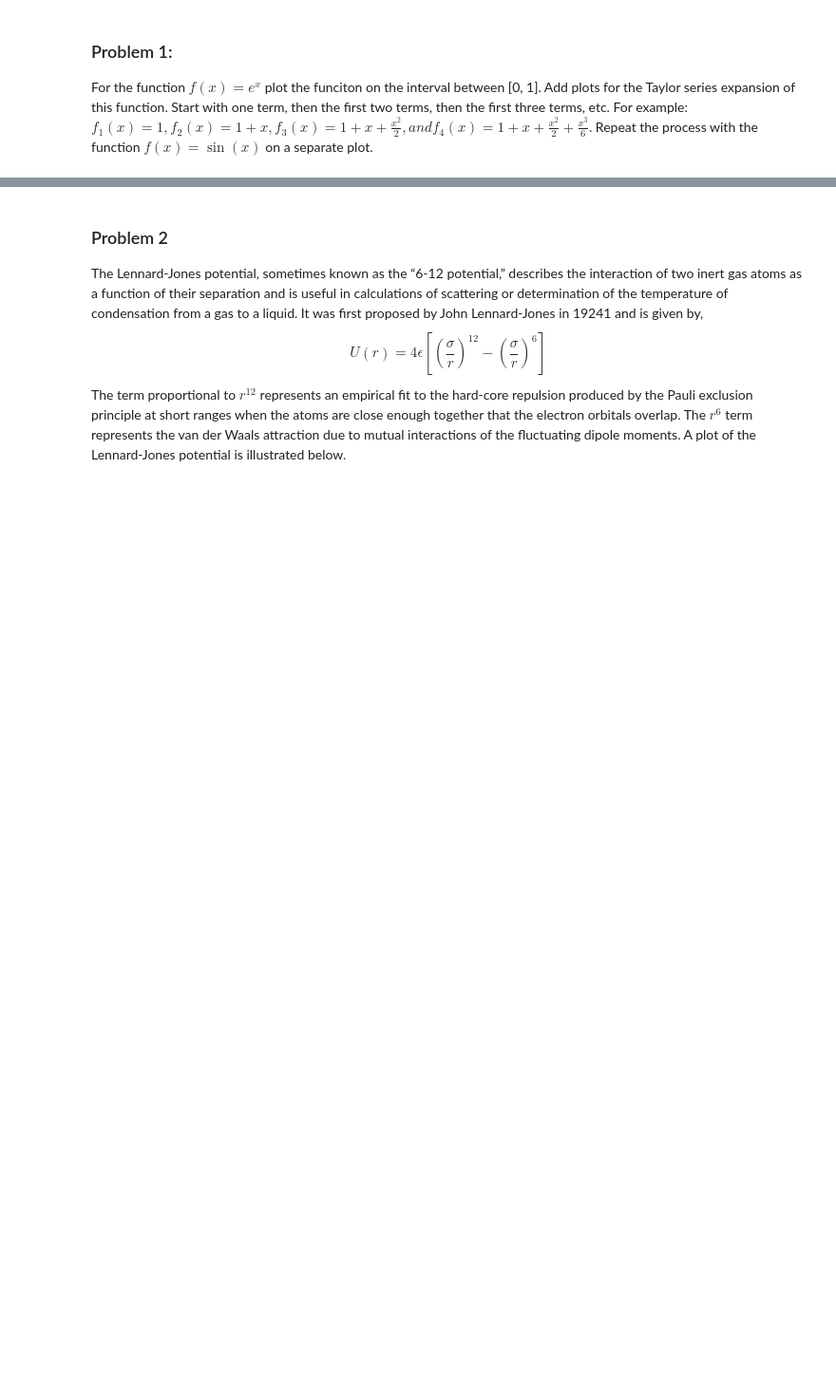
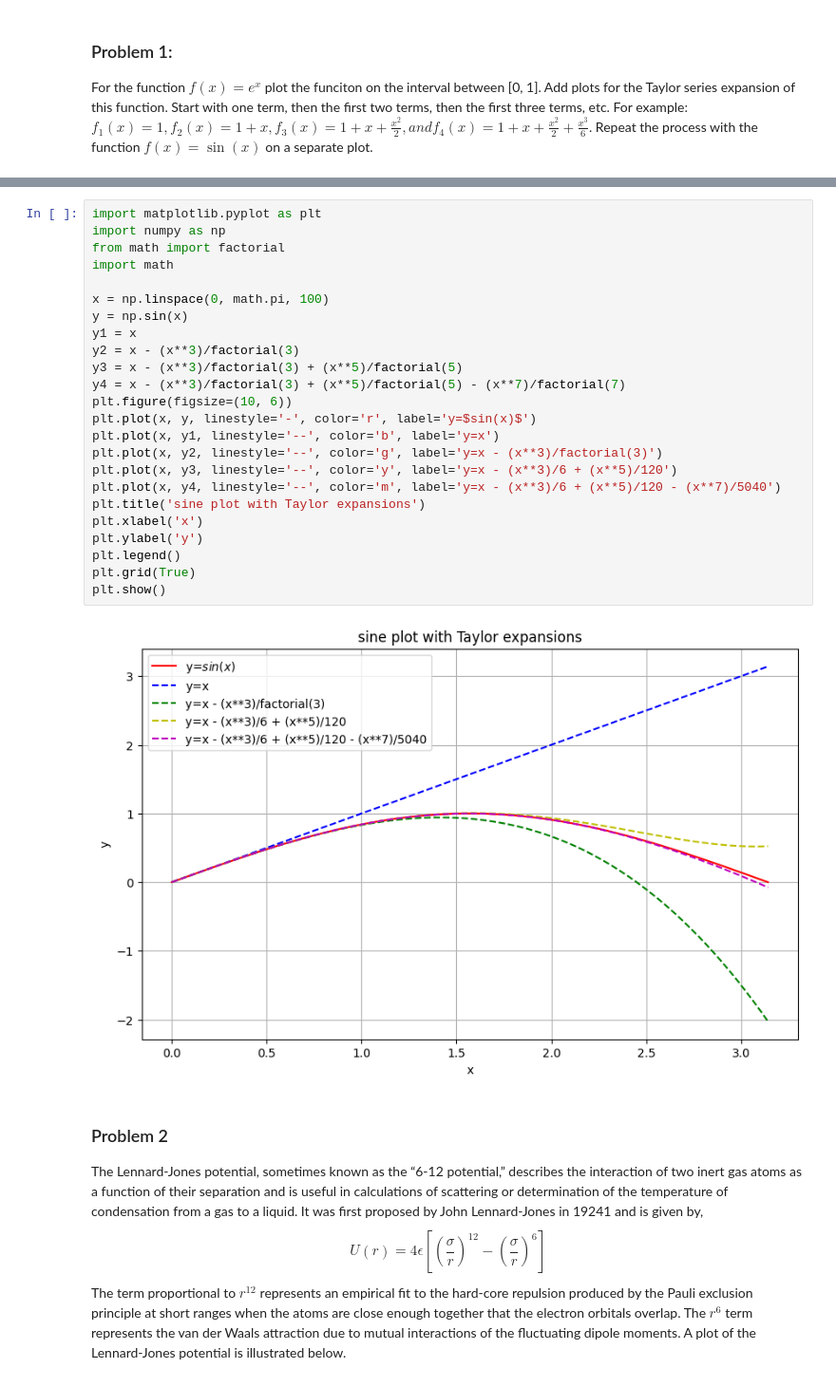
Before and after one commit to Caleb-M-Y/Spring-Acoustics---ElectroMag2, a Jupyter notebook: Acoustics/Acoustics_HW_1.ipynb, the cells around one changed output, grey strips where cells are left out. Shown at 95% size. Drawn from its saved outputs; the diff is of its cells as text; blank space fills up the shorter version.

```diff
--- a/Acoustics/Acoustics_HW_1.ipynb
+++ b/Acoustics/Acoustics_HW_1.ipynb
@@ -9,3 +40,29 @@ For the function $f(x) = e^{x}$ plot the funciton on the interval between [0, 1]
+# %%
+import matplotlib.pyplot as plt
+import numpy as np
+from math import factorial
+import math
+
+x = np.linspace(0, math.pi, 100)
+y = np.sin(x)
+y1 = x
+y2 = x - (x**3)/factorial(3)
+y3 = x - (x**3)/factorial(3) + (x**5)/factorial(5)
+y4 = x - (x**3)/factorial(3) + (x**5)/factorial(5) - (x**7)/factorial(7)
+plt.figure(figsize=(10, 6))
+plt.plot(x, y, linestyle='-', color='r', label='y=$sin(x)$')
+plt.plot(x, y1, linestyle='--', color='b', label='y=x')
+plt.plot(x, y2, linestyle='--', color='g', label='y=x - (x**3)/factorial(3)')
+plt.plot(x, y3, linestyle='--', color='y', label='y=x - (x**3)/6 + (x**5)/120')
+plt.plot(x, y4, linestyle='--', color='m', label='y=x - (x**3)/6 + (x**5)/120 - (x**7)/5040')
+plt.title('sine plot with Taylor expansions')
+plt.xlabel('x')
+plt.ylabel('y')
+plt.legend()
+plt.grid(True)
+plt.show()
+# %% [output]
+[figure, added]
 # %% [markdown]
 ### Problem 2
 The Lennard-Jones potential, sometimes known as the “6-12 potential,” describes the interaction of two inert gas atoms as a function of their separation and is useful in calculations of scattering or determination of the temperature of condensation from a gas to a liquid. It was first proposed by John Lennard-Jones in 19241 and is given by,$$U(r) = 4\epsilon [(\frac{\sigma}{r})^{12} - (\frac{\sigma}{r})^{6}]$$
```
Also changed, not shown: parts of 5 cells of this notebook, 1 other file.
